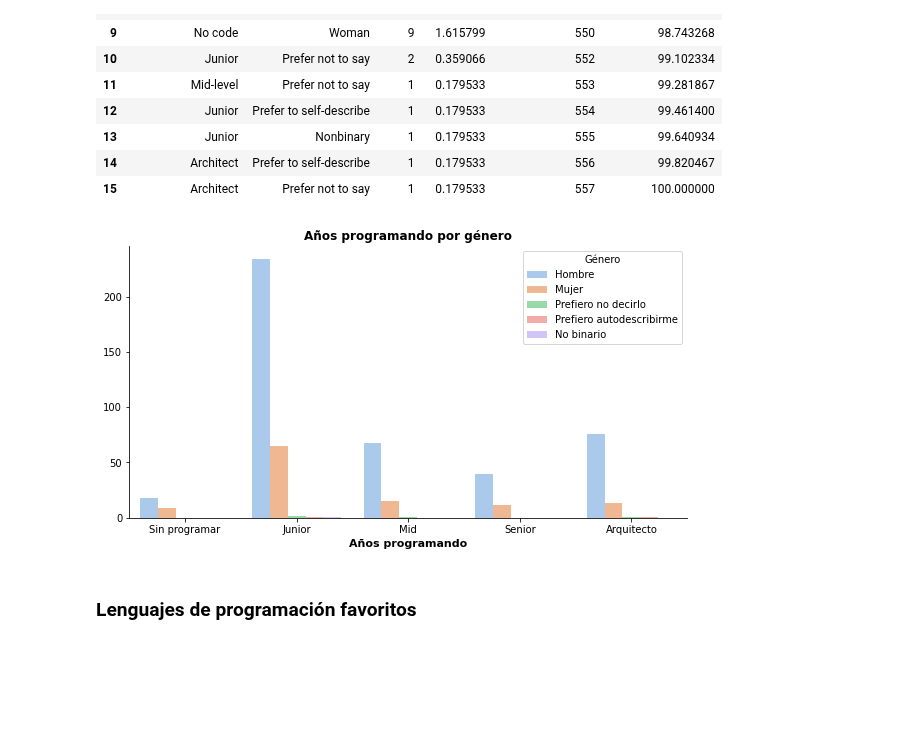
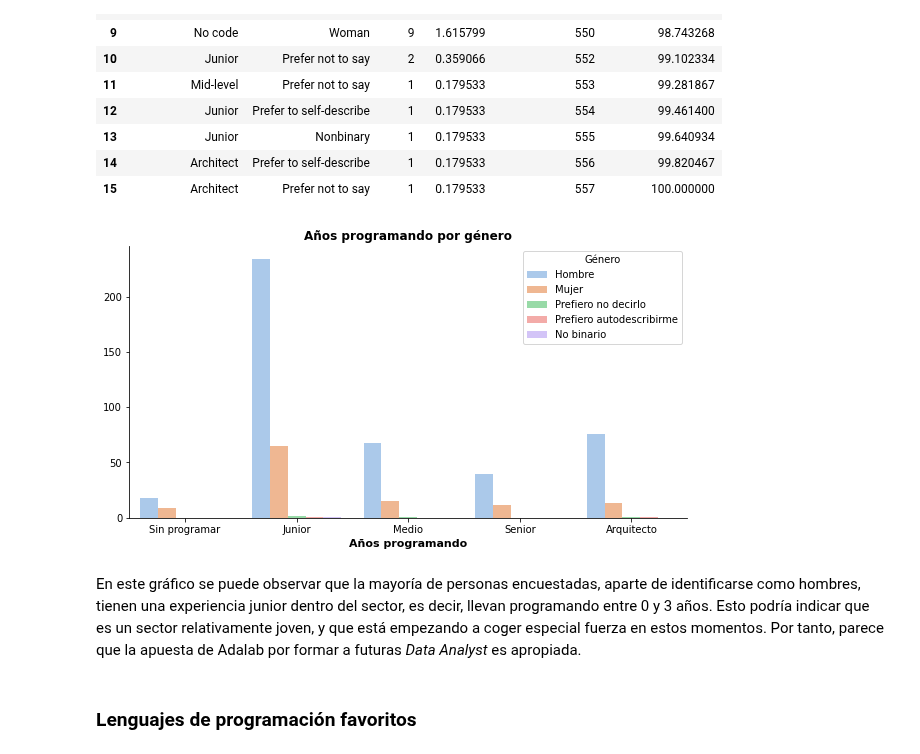
Before and after one commit to MonicaSL110/proyecto-transformacion-digital, a Jupyter notebook: preguntas_graficas.ipynb, the cells around one changed output. Saved outputs shown, nothing was run; the diff lists cells and outputs as text; code cells hidden in the pictures; blank space fills up the shorter version.

```diff
--- a/preguntas_graficas.ipynb
+++ b/preguntas_graficas.ipynb
@@ -123,16 +123,18 @@ lista_años_programando = ['No code','Junior','Mid-level','Senior','Architect']
 # %%
 plt.figure(figsize= (10,5))
 fig = sns.countplot(x='years_programming',hue='gender',data=df,order=lista_años_programando,palette='pastel')
 fig.set_xlabel('Años programando', fontweight = "bold", fontsize = 11)
 fig.set_ylabel('', fontweight = "bold", fontsize = 11)
 
 fig.set_title('Años programando por género', fontweight = "bold", fontsize = 12)
 plt.legend(title='Género',labels=['Hombre','Mujer','Prefiero no decirlo','Prefiero autodescribirme','No binario'])
-fig.set_xticklabels(['Sin programar','Junior','Mid','Senior','Arquitecto'])
+fig.set_xticklabels(['Sin programar','Junior','Medio','Senior','Arquitecto'])
 fig.spines['top'].set_visible(False)
 fig.spines['right'].set_visible(False);
 # %% [output]
-[figure, old version]
+[figure, new version]
+# %% [markdown]
+En este gráfico se puede observar que la mayoría de personas encuestadas, aparte de identificarse como hombres, tienen una experiencia junior dentro del sector, es decir, llevan programando entre 0 y 3 años. Esto podría indicar que es un sector relativamente joven, y que está empezando a coger especial fuerza en estos momentos. Por tanto, parece que la apuesta de Adalab por formar a futuras *Data Analyst* es apropiada.
 # %% [markdown]
 ### Lenguajes de programación favoritos
 # %%
```
Also changed, not shown: parts of 25 cells of this notebook.
